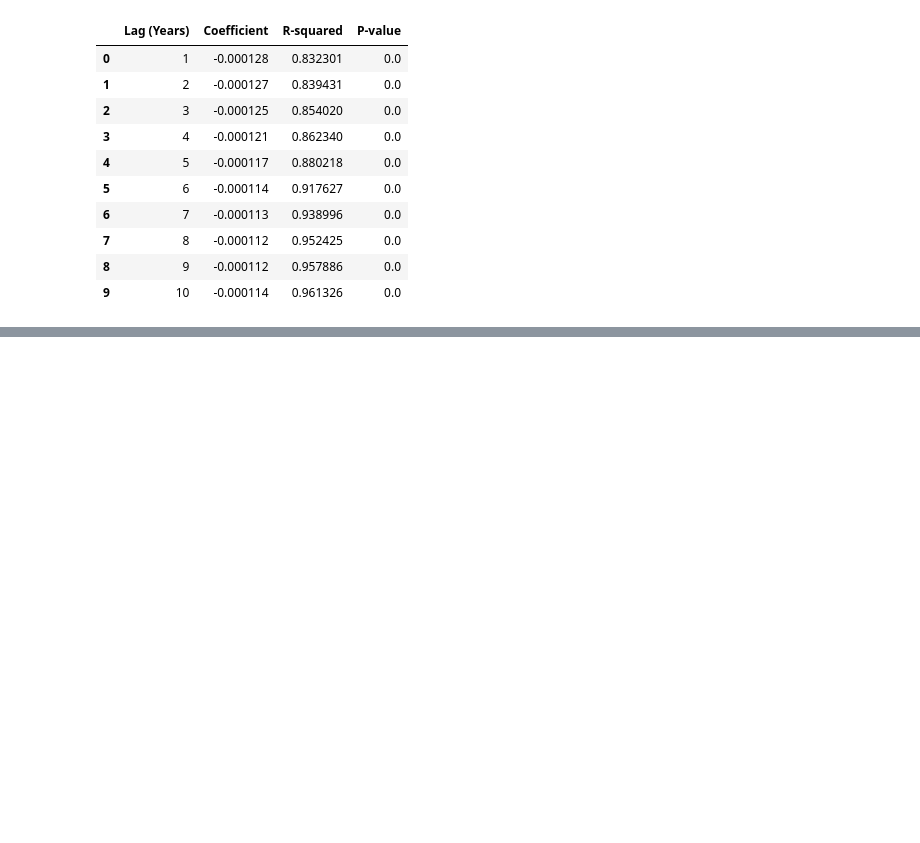
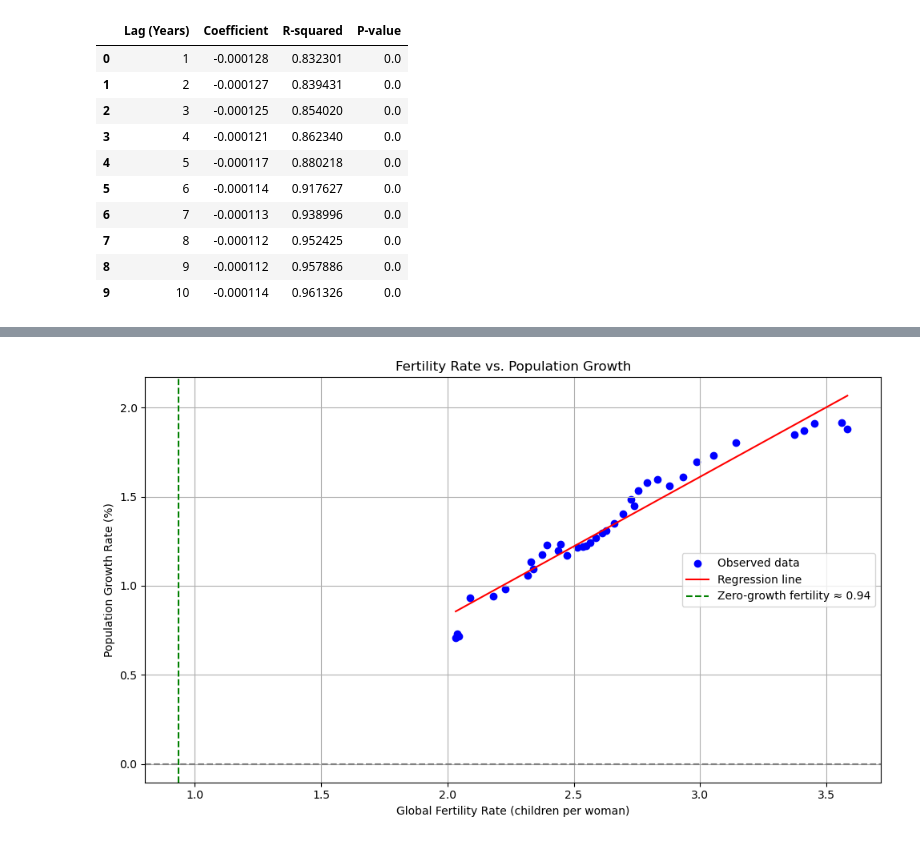
Before and after one commit to capstone-team-analytics/population_analysis, a Jupyter notebook: hypothesis_test/hyp_testing.ipynb, the cells around one changed output, grey strips where cells are left out. Drawn from its saved outputs; the diff is of its cells as text; code cells hidden in the pictures; blank space fills up the shorter version.

```diff
--- a/hypothesis_test/hyp_testing.ipynb
+++ b/hypothesis_test/hyp_testing.ipynb
@@ -354,0 +389,51 @@ display(results_df)
+# %%
+
+import matplotlib.pyplot as plt
+
+# Merge on 'year'
+merged_df = pd.merge(
+    fertility_df[['year', 'global_fertility_rate']],
+    population_df[['year', 'population_total']],
+    on='year'
+)
+
+# Calculate year-over-year population growth rate (%)
+merged_df['population_growth_rate'] = merged_df['population_total'].pct_change() * 100
+merged_df = merged_df.dropna()
+
+# Run regression: population growth ~ fertility rate
+X = merged_df[['global_fertility_rate']]
+X = sm.add_constant(X)
+y = merged_df['population_growth_rate']
+
+model = sm.OLS(y, X).fit()
+
+# Extract regression parameters
+intercept = model.params['const']
+slope = model.params['global_fertility_rate']
+
+# Calculate fertility rate where population growth = 0
+fertility_zero_growth = -intercept / slope
+
+# Create regression line
+fertility_range = pd.Series(sorted(merged_df['global_fertility_rate']))
+predicted_growth = intercept + slope * fertility_range
+
+# Plot
+plt.figure(figsize=(10, 6))
+plt.scatter(merged_df['global_fertility_rate'], merged_df['population_growth_rate'], color='blue', label='Observed data')
+plt.plot(fertility_range, predicted_growth, color='red', label='Regression line')
+
+# Mark zero-growth point
+plt.axhline(0, color='gray', linestyle='--')
+plt.axvline(fertility_zero_growth, color='green', linestyle='--', label=f'Zero-growth fertility ≈ {fertility_zero_growth:.2f}')
+
+plt.title('Fertility Rate vs. Population Growth')
+plt.xlabel('Global Fertility Rate (children per woman)')
+plt.ylabel('Population Growth Rate (%)')
+plt.legend()
+plt.grid(True)
+plt.tight_layout()
+plt.show()
+# %% [output]
+[figure, added]
```
Also changed, not shown: parts of 1 cell of this notebook, 4 other files.
